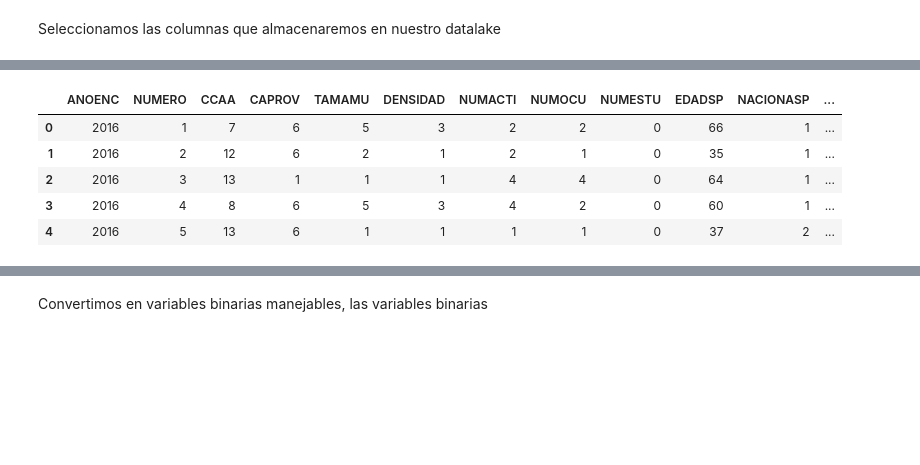
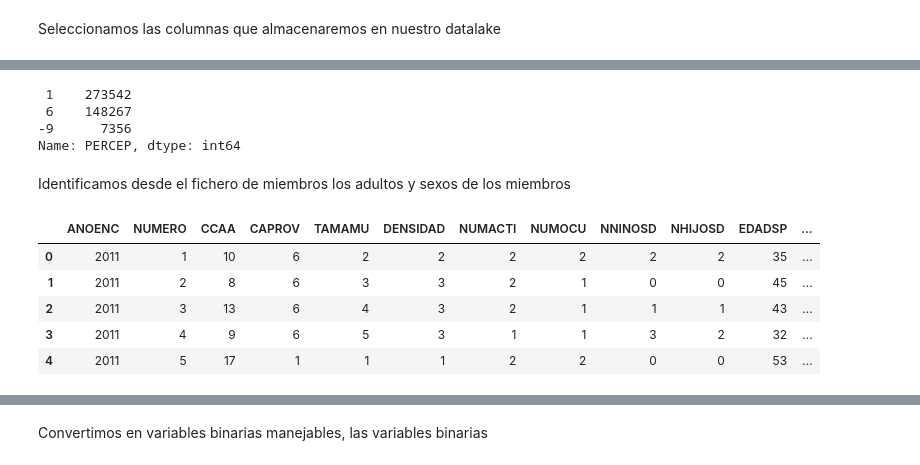
Before and after one commit to rauulrivero/ExpenseAnalysis, a Jupyter notebook: notebooks/processing/process_data.ipynb, the cells around one changed output, grey strips where cells are left out. Saved outputs shown, nothing was run; the diff lists cells and outputs as text; code cells hidden in the pictures; blank space fills up the shorter version.

```diff
--- a/notebooks/processing/process_data.ipynb
+++ b/notebooks/processing/process_data.ipynb
@@ -35,3 +372,0 @@ df_mhogar = pd.concat(dataframes["EPFmhogar"], ignore_index=True) if dataframes[
-# %%
-pd.set_option('display.max_columns', None)
-df_mhogar.head()
@@ -83,23 +426,32 @@ columnas_df_hogar = [
     "ANOENC", "NUMERO", "CCAA", "CAPROV", "TAMAMU", "DENSIDAD",
 
     # 2️⃣ Características del Hogar (excluyendo 'TAMAÑO')
-    "NUMACTI", "NUMOCU", "NUMESTU",
+    "NUMACTI", "NUMOCU", "NNINOSD", "NHIJOSD",
 
     # 3️⃣ Datos del Sustentador Principal
-    "EDADSP", "NACIONASP", "OCUSP", "ESTUDREDSP",
+    "EDADSP", "NACIONASP", "ESTUDREDSP",
 
     # 4️⃣ Características de la Vivienda
     "REGTEN", "ZONARES", "SUPERF", "AGUACALI", "CALEF",
 
     # 5️⃣ Otras Viviendas a Disposición del Hogar
-    "DISPOSIOV",
+    "DISPOSIOV", "NUMOVD",
 
     # 7️⃣ Ingresos Regulares del Hogar
-    "CAPROP", "CAJENA", "IMPEXAC",
+    "IMPEXAC", "FUENPRINRED",
 
     # Gasto por hogar
-    "GASTOT", "FACTOR", "NUMPERI"
+    "GASTOT", "GASTMON", "GASTNOM4", "FACTOR", "NUMPERI",
+
+    # Habitos de Consumo
+    "COMITOT"
 ]
 
 df_hogar_filtrado = df_hogar[columnas_df_hogar]
 df_hogar_filtrado = df_hogar_filtrado.copy()
+
+df_hogar_old_filtrado = df_hogar_old[columnas_df_hogar]
+df_hogar_old_filtrado = df_hogar_old_filtrado.copy()
+
+df_hogar_06_10_filtrado = df_hogar_06_10[columnas_df_hogar]
+df_hogar_06_10_filtrado = df_hogar_06_10_filtrado.copy()
@@ -105,0 +475,24 @@ df_hogar_filtrado = df_hogar_filtrado.copy()
+# %%
+df_mhogar.isna().sum()
+df_mhogar['PERCEP'].value_counts()
+# %% [output]
+ 1    273542
+ 6    148267
+-9      7356
+Name: PERCEP, dtype: int64
+# %%
+import numpy as np
+
+# Convertir los -9 de las columnas PERCEP, SEXO, ADULTO, EDAD a NaN
+def convert_neg9_to_nan(df, columns):
+    for col in columns:
+        df[col] = df[col].replace(-9, np.nan)
+    return df
+
+# Convertir los -9 a NaN en las columnas especificadas
+columns_to_convert = ["PERCEP", "SEXO", "ADULTO", "EDAD"]
+df_miembros_old = convert_neg9_to_nan(df_miembros_old, columns_to_convert)
+df_miembros_06_10 = convert_neg9_to_nan(df_miembros_06_10, columns_to_convert)
+df_mhogar = convert_neg9_to_nan(df_mhogar, columns_to_convert)
+# %% [markdown]
+Identificamos desde el fichero de miembros los adultos y sexos de los miembros
@@ -106,11 +617,14 @@ df_hogar_filtrado = df_hogar_filtrado.copy()
+# %%
+df_hogar_old_filtrado   = merge_hogar_miembros(df_hogar_old_filtrado, df_miembros_old)
+df_hogar_06_10_filtrado = merge_hogar_miembros(df_hogar_06_10_filtrado, df_miembros_06_10)
+df_hogar_filtrado       = merge_hogar_miembros(df_hogar_filtrado, df_mhogar)
 # %%
 pd.set_option('display.max_columns', None)
-
-df_hogar_filtrado.head()
+df_hogar_old_filtrado.head()
 # %% [output]
-|  | ANOENC | NUMERO | CCAA | CAPROV | TAMAMU | DENSIDAD | NUMACTI | NUMOCU | NUMESTU | EDADSP | NACIONASP | ... |
-| 0 | 2016 | 1 | 7 | 6 | 5 | 3 | 2 | 2 | 0 | 66 | 1 | ... |
-| 1 | 2016 | 2 | 12 | 6 | 2 | 1 | 2 | 1 | 0 | 35 | 1 | ... |
-| 2 | 2016 | 3 | 13 | 1 | 1 | 1 | 4 | 4 | 0 | 64 | 1 | ... |
-| 3 | 2016 | 4 | 8 | 6 | 5 | 3 | 4 | 2 | 0 | 60 | 1 | ... |
-| 4 | 2016 | 5 | 13 | 6 | 1 | 1 | 1 | 1 | 0 | 37 | 2 | ... |
+|  | ANOENC | NUMERO | CCAA | CAPROV | TAMAMU | DENSIDAD | NUMACTI | NUMOCU | NNINOSD | NHIJOSD | EDADSP | ... |
+| 0 | 2011 | 1 | 10 | 6 | 2 | 2 | 2 | 2 | 2 | 2 | 35 | ... |
+| 1 | 2011 | 2 | 8 | 6 | 3 | 3 | 2 | 1 | 0 | 0 | 45 | ... |
+| 2 | 2011 | 3 | 13 | 6 | 4 | 3 | 2 | 1 | 1 | 1 | 43 | ... |
+| 3 | 2011 | 4 | 9 | 6 | 5 | 3 | 1 | 1 | 3 | 2 | 32 | ... |
+| 4 | 2011 | 5 | 17 | 1 | 1 | 1 | 2 | 2 | 0 | 0 | 53 | ... |
```
Also changed, not shown: parts of 78 cells of this notebook, 24 other files.
